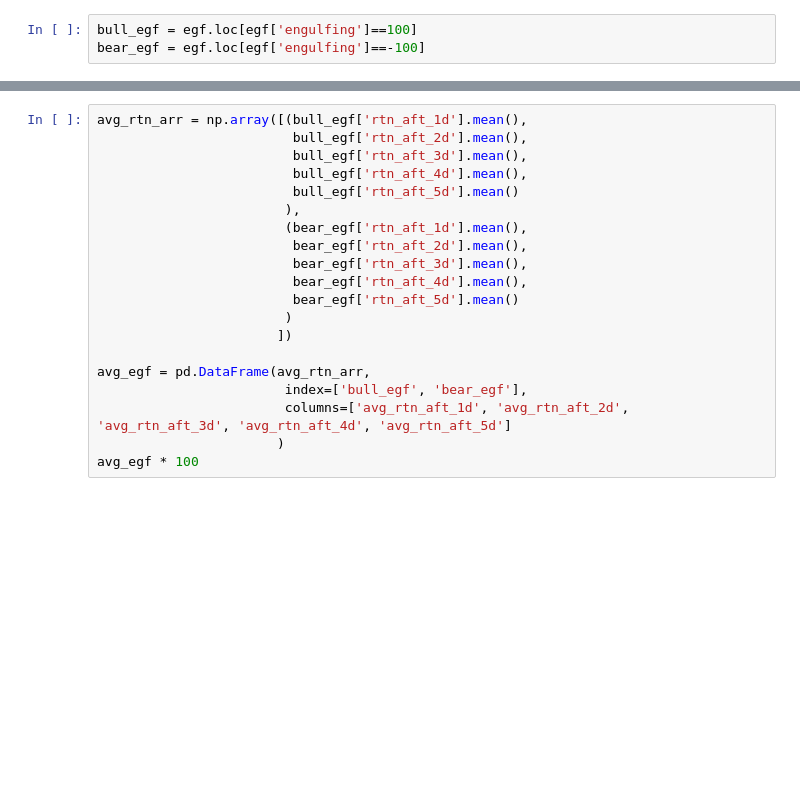
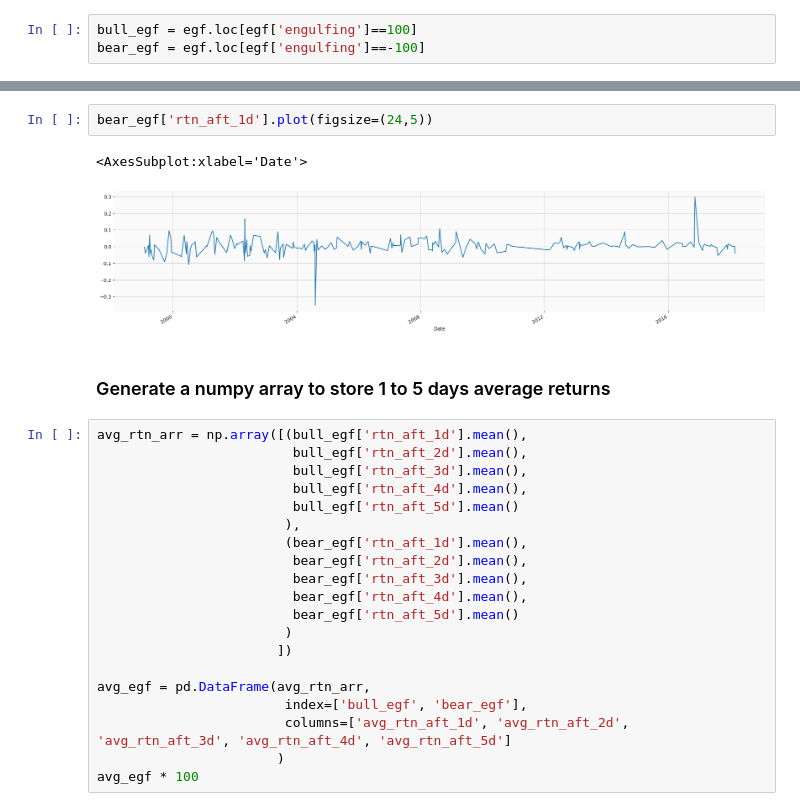
Before and after one commit to CodingIsEnjoyable/CandlestickStudy, a Jupyter notebook: CandlestickStudy.ipynb, the cells around one changed output, grey strips where cells are left out. Cells and saved outputs as stored; diff of their text form; blank space fills up the shorter version.

```diff
--- a/CandlestickStudy.ipynb
+++ b/CandlestickStudy.ipynb
@@ -254,3 +268,10 @@ bear_egf.tail(3)
+# %%
+bear_egf['rtn_aft_1d'].plot(figsize=(24,5))
+# %% [output]
+<AxesSubplot:xlabel='Date'>
+[figure, added]
+# %% [markdown]
+### Generate a numpy array to store 1 to 5 days average returns
 # %%
 avg_rtn_arr = np.array([(bull_egf['rtn_aft_1d'].mean(),
                          bull_egf['rtn_aft_2d'].mean(),
```
Also changed, not shown: parts of 27 cells of this notebook.
